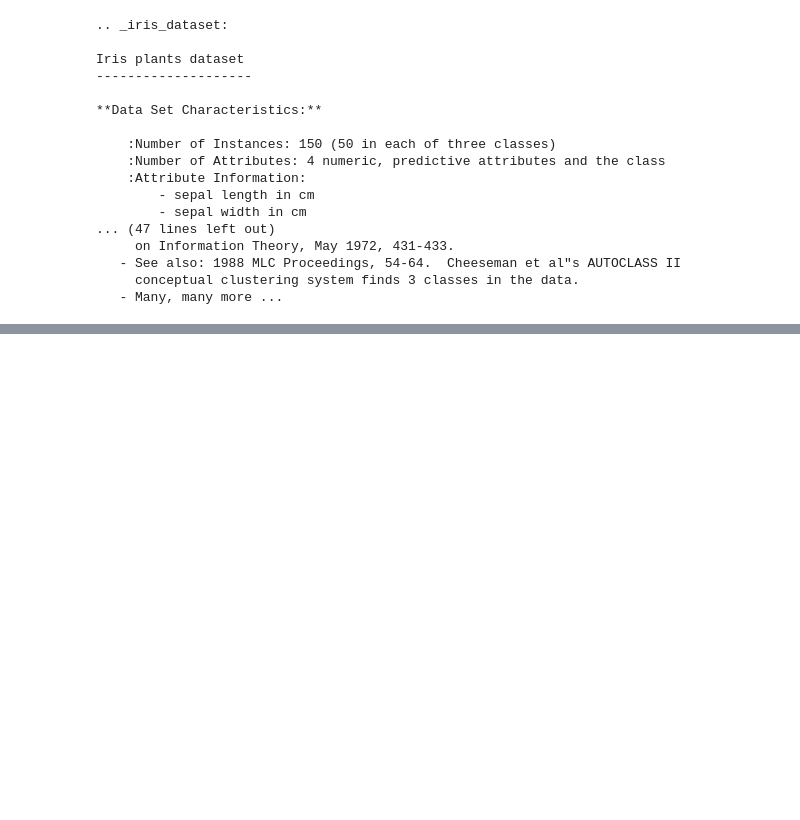
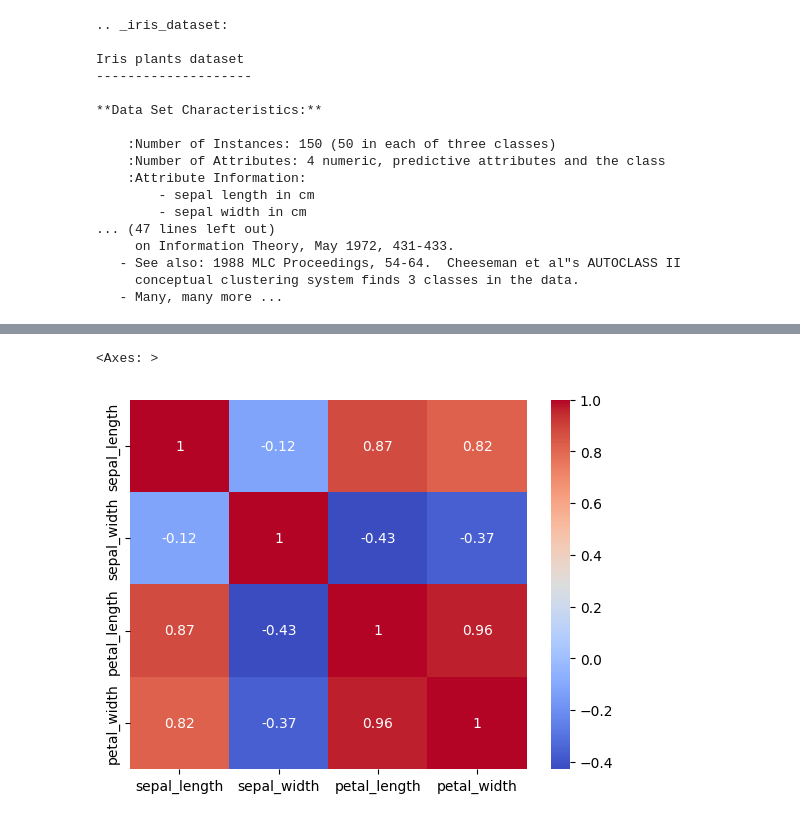
Before and after one commit to faarhaanfaarooq/Iris-Classification-Project, a Jupyter notebook: Iris_Classification_Project.ipynb, the cells around one changed output, grey strips where cells are left out. Saved outputs shown, nothing was run; the diff lists cells and outputs as text; code cells hidden in the pictures; blank space fills up the shorter version.

```diff
--- a/Iris_Classification_Project.ipynb
+++ b/Iris_Classification_Project.ipynb
@@ -36,0 +41,2 @@ Iris plants dataset
+# %%
+iris = sns.load_dataset('iris')
@@ -36,0 +53,5 @@ Iris plants dataset
+# %%
+sns.heatmap(iris.corr(), cmap = 'coolwarm', annot = True)
+# %% [output]
+<Axes: >
+[figure, added]
```
Also changed, not shown: parts of 9 cells of this notebook.
